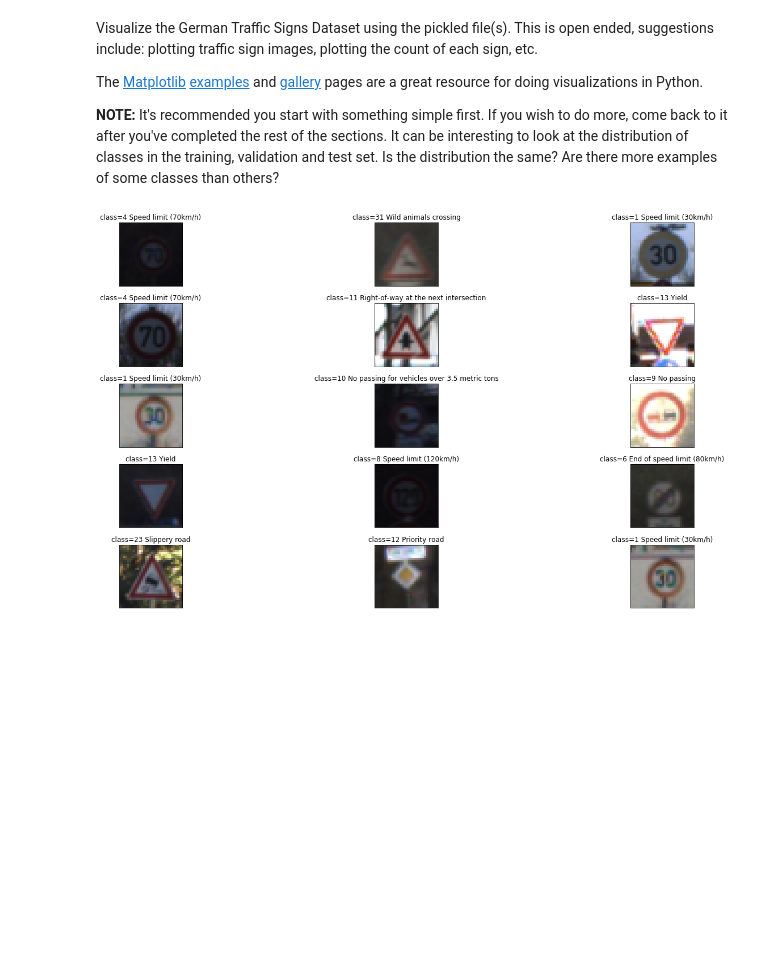
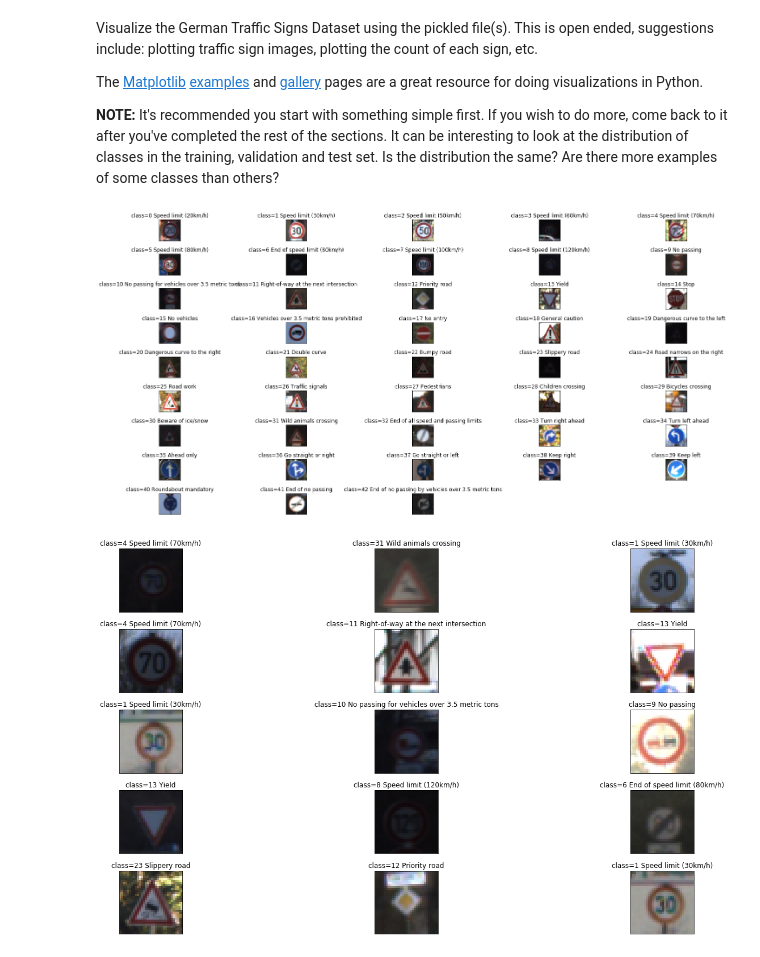
Before and after one commit to MartinLampel/CarND-Traffic-Sign-Classifier, a Jupyter notebook: Traffic_Sign_Classifier.ipynb, the cells around one changed output. Drawn from its saved outputs; the diff is of its cells as text; code cells hidden in the pictures; blank space fills up the shorter version.

```diff
--- a/Traffic_Sign_Classifier.ipynb
+++ b/Traffic_Sign_Classifier.ipynb
@@ -80,6 +82,20 @@ The [Matplotlib](http://matplotlib.org/) [examples](http://matplotlib.org/exampl
 # %%
 import matplotlib.pyplot as plt
 %matplotlib inline
+# %%
+sel = np.array([np.nonzero(y_test == c)[0][0] for c in np.arange(n_classes)])
+sel = sel[np.argsort(y_test[sel])]
+plt.figure(figsize=(20,10))
+
+for i, s in enumerate(sel):
+    ax = plt.subplot(9, 5, i+1)
+    ax.imshow(X_test[s])
+    ax.set_title('class={} {}'.format(y_test[s], signnames[y_test[s]]))
+    ax.get_xaxis().set_visible(False)
+    ax.get_yaxis().set_visible(False)
+plt.tight_layout()
+# %% [output]
+[figure, added]
 # %%
 idxs = np.arange(0, n_train)
 idxs = np.random.choice(idxs, size=15)
```
Also changed, not shown: parts of 1 cell of this notebook, 2 other files.
